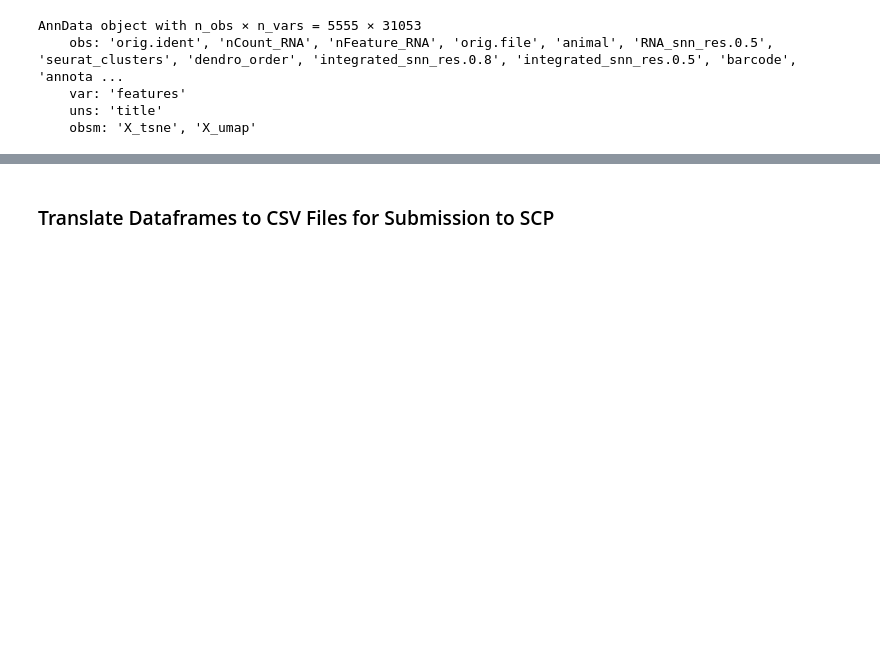
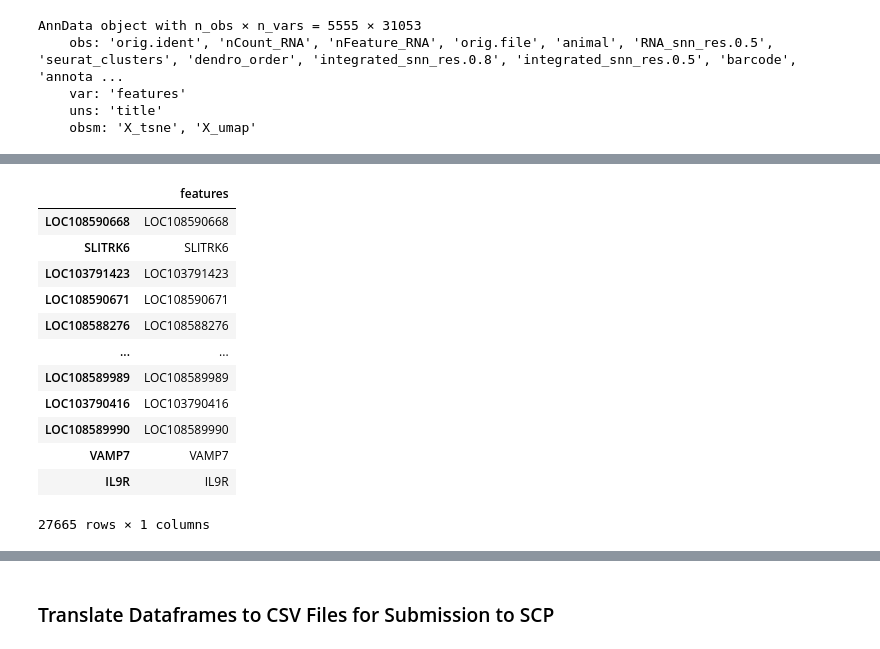
Before and after one commit to hkanx/shekhar-lab, a Jupyter notebook: Code/metadata.ipynb, the cells around one changed output, grey strips where cells are left out. Saved outputs shown, nothing was run; the diff lists cells and outputs as text; code cells hidden in the pictures; blank space fills up the shorter version.

```diff
--- a/Code/metadata.ipynb
+++ b/Code/metadata.ipynb
@@ -495,5 +506,15 @@ FileNotFoundError: [Errno 2] Unable to open file (unable to open file: name = '/
 # %%
 ann_data_marmoset = sc.read_h5ad("/Users/hannahkang/Desktop/shekhar-lab/Original Files/MarmosetFoveaBC.h5ad", backed = 'r+')
+
+# Convert string-type categorical annotations to categoricals on the full AnnData object
+ann_data_marmoset.strings_to_categoricals()
+
+# ann_data_marmoset = ann_data_marmoset.copy(filename='ann_data_marmoset.h5ad')
+# Convert string-type categorical annotations to categoricals on the full AnnData object
+# ann_data_marmoset.strings_to_categoricals()
+# print("Made a copy)")
+
+
 ann_data_marmoset.__dict__['_raw'].__dict__['_var'] = ann_data_marmoset.__dict__['_raw'].__dict__['_var'].rename(columns={'_index': 'features'})
 # ann_data_marmoset.write_h5ad("MarmosetBC_v2.h5ad")
 
@@ -513,14 +534,14 @@ ann_data_marmoset.obs["cell_type_ontology_term_id"] = "UBERON_0000966"
 ann_data_marmoset.obs["self_reported_ethnicity_ontology_term_id"] = "NA"
 ann_data_marmoset.obs["development_stage_ontology_term_id"] = "MmusDv"
 ann_data_marmoset.obs["sex_ontology_term_id"] = "Unknown"
-ann_data_marmoset.obs["donor_id"] = "P56_Batch1"
+ann_data_marmoset.obs["donor_id"] = "animal"
 ann_data_marmoset.obs["suspension_type"] = "cell"
 
-ann_data_marmoset.write_h5ad('/Users/hannahkang/Desktop/shekhar-lab/CellxGene/Output Files/Marmoset/ann_data_marmoset_modified_real.h5ad')
+# ann_data_marmoset.write_h5ad('/Users/hannahkang/Desktop/shekhar-lab/CellxGene/Output Files/Marmoset/ann_data_marmoset_modified_real.h5ad')
 
 # returns a boolean for each gene if it starts with the letters 'GM' or not
-ann_data_marmoset.var['gm'] = ann_data_marmoset.var_names.str.startswith('GM')
-ann_data_marmoset.var['gm']
+# ann_data_marmoset.var['gm'] = ann_data_marmoset.var_names.str.startswith('GM')
+# ann_data_marmoset.var['gm']
 
 print(ann_data_marmoset.obsm)
 print(ann_data_marmoset.obsm["X_umap"])
@@ -532,17 +553,9 @@ ann_data_marmoset.var_names_make_unique()
 
 ann_data_marmoset.obs_names
 
+ann_data_marmoset.obs.animal
+
 # print(ann_data_marmoset.X)
-
-# Dario's reading the file
-ann_data_marmoset = sc.read_h5ad("/Users/hannahkang/Desktop/shekhar-lab/CellxGene/Output Files/Marmoset/ann_data_marmoset_modified_real.h5ad")
-ann_data_marmoset
-# Example of output:
-# AnnData object with n_obs × n_vars = 5555 × 31053
-#     obs: 'orig.ident', 'nCount_RNA', 'nFeature_RNA', 'orig.file', 'animal', 'RNA_snn_res.0.5', 'seurat_clusters', 'dendro_order', 'integrated_snn_res.0.8', 'integrated_snn_res.0.5', 'barcode', 'annotated', 'type', 'organism_ontology_term_id', 'tissue_ontology_term_id', 'assay_ontology_term_id', 'disease_ontology_term_id', 'cell_type_ontology_term_id', 'self_reported_ethnicity_ontology_term_id', 'development_stage_ontology_term_id', 'sex_ontology_term_id', 'donor_id', 'suspension_type'
-#     var: 'features'
-#     uns: 'Title'
-#     obsm: 'X_tsne', 'X_umap'
 # %% [output]
 AxisArrays with keys: X_tsne, X_umap
 [[  0.603162     9.92028538]
@@ -568,0 +636,16 @@ AnnData object with n_obs × n_vars = 12556 × 27665
+# %%
+ann_data_marmoset.var
+# %% [output]
+|  | features |
+| LOC108590668 | LOC108590668 |
+| SLITRK6 | SLITRK6 |
+| LOC103791423 | LOC103791423 |
+| LOC108590671 | LOC108590671 |
+| LOC108588276 | LOC108588276 |
+| ... | ... |
+| LOC108589989 | LOC108589989 |
+| LOC103790416 | LOC103790416 |
+| LOC108589990 | LOC108589990 |
+| VAMP7 | VAMP7 |
+| IL9R | IL9R |
+27665 rows × 1 columns
```
Also changed, not shown: parts of 26 cells of this notebook, 7 other files.
